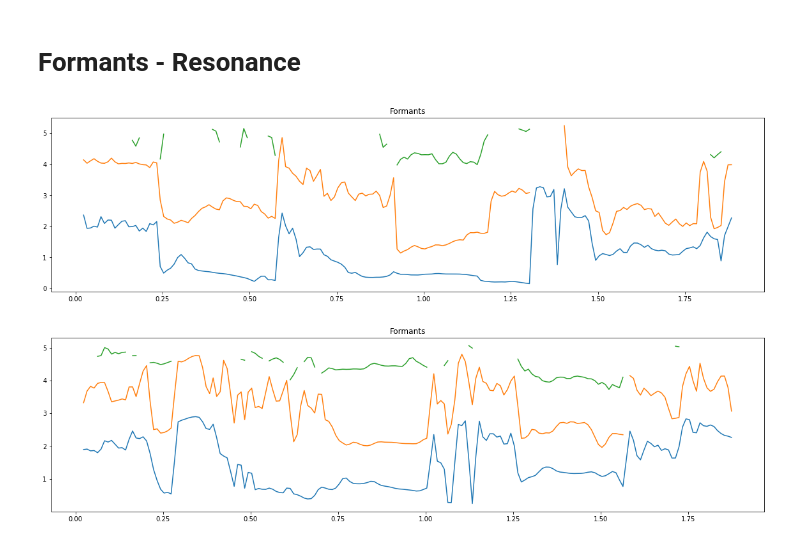
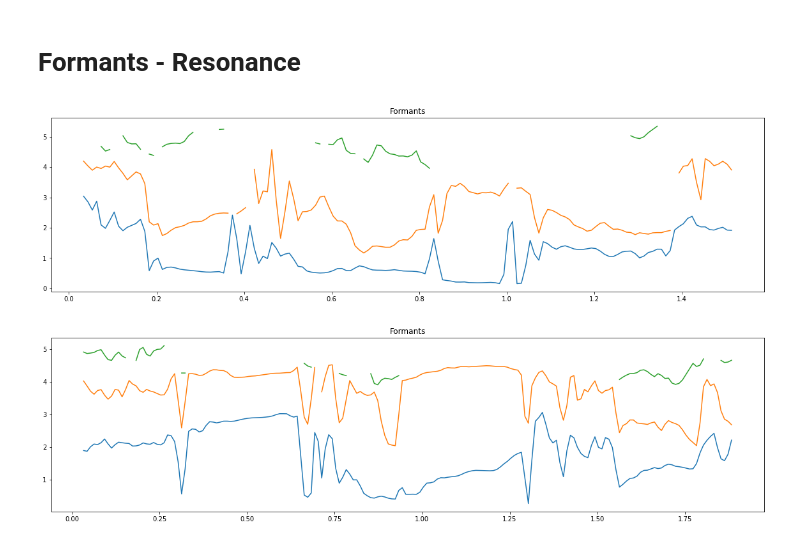
Before and after one commit to bilalProgTech/mtech-nmims, a Jupyter notebook: speech-recognition/Lab-Work/20221016-Lab-10-MTech-AI.ipynb, the cells around one changed output. Cells and saved outputs as stored; diff of their text form; code cells hidden in the pictures.

```diff
--- a/speech-recognition/Lab-Work/20221016-Lab-10-MTech-AI.ipynb
+++ b/speech-recognition/Lab-Work/20221016-Lab-10-MTech-AI.ipynb
@@ -132,7 +230,7 @@ plt.show()
 # %% [markdown]
 # Formants - Resonance
 # %%
-path = '/content/TESS Toronto emotional speech set data/OAF_happy/OAF_back_happy.wav'
+path = '/content/TESS Toronto emotional speech set data/OAF_angry/OAF_back_angry.wav'
 sound = parselmouth.Sound(path)
 formants = sound.to_formant_burg(time_step=0.01, max_number_of_formants=3)
 
@@ -153,28 +251,28 @@ plt.plot(times, np.array(formant_2)/1e3)
 plt.plot(times, np.array(formant_3)/1e3)
 plt.show()
 # %% [output]
-[figure, old version]
+[figure, new version]
 # %%
-path = '/content/TESS Toronto emotional speech set data/YAF_happy/YAF_back_happy.wav'
+path = '/content/TESS Toronto emotional speech set data/YAF_angry/YAF_back_angry.wav'
 
 sound = parselmouth.Sound(path)
 formants = sound.to_formant_burg(time_step=0.01, max_number_of_formants=3)
 
 formant_1 = []
 formant_2 = []
 formant_3 = []
 
 for dt in times:
     formant_1.append(formants.get_value_at_time(1, dt))
     formant_2.append(formants.get_value_at_time(2, dt))
     formant_3.append(formants.get_value_at_time(3, dt))
 
 
 plt.figure(figsize=(20, 5))
 plt.title('Formants')
 plt.plot(times, np.array(formant_1)/1e3)
 plt.plot(times, np.array(formant_2)/1e3)
 plt.plot(times, np.array(formant_3)/1e3)
 plt.show()
 # %% [output]
-[figure, old version]
+[figure, new version]
```
Also changed, not shown: parts of 17 cells of this notebook.
